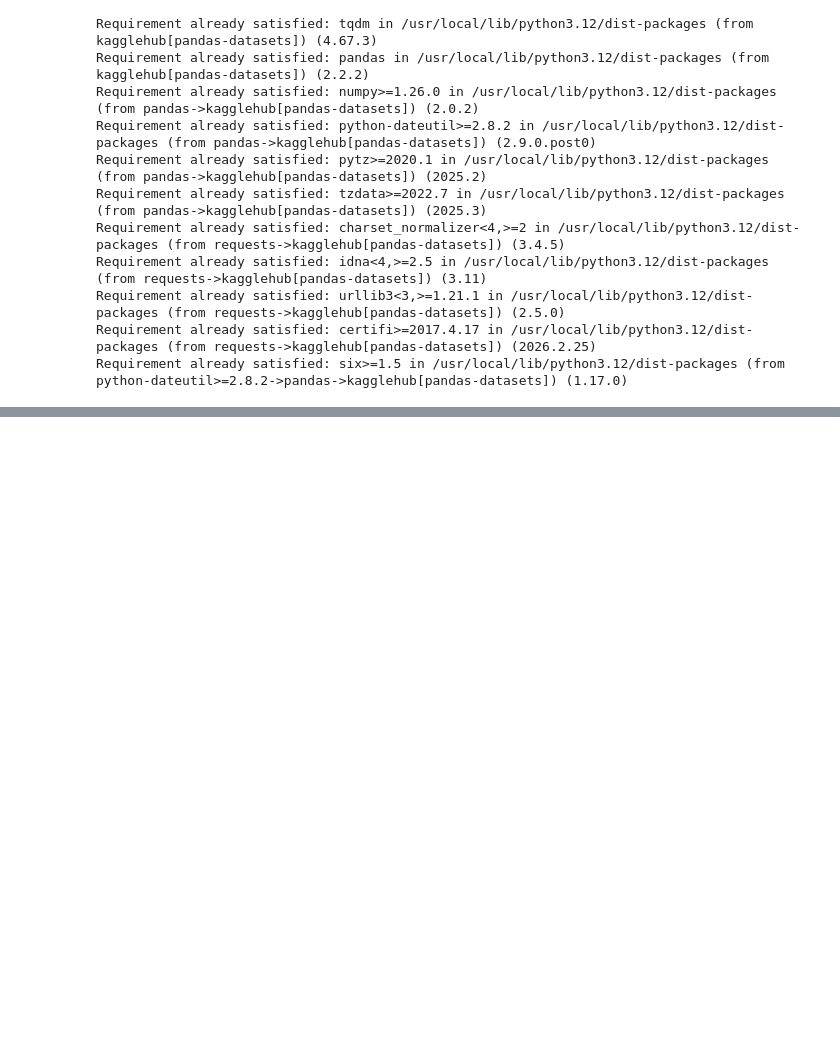
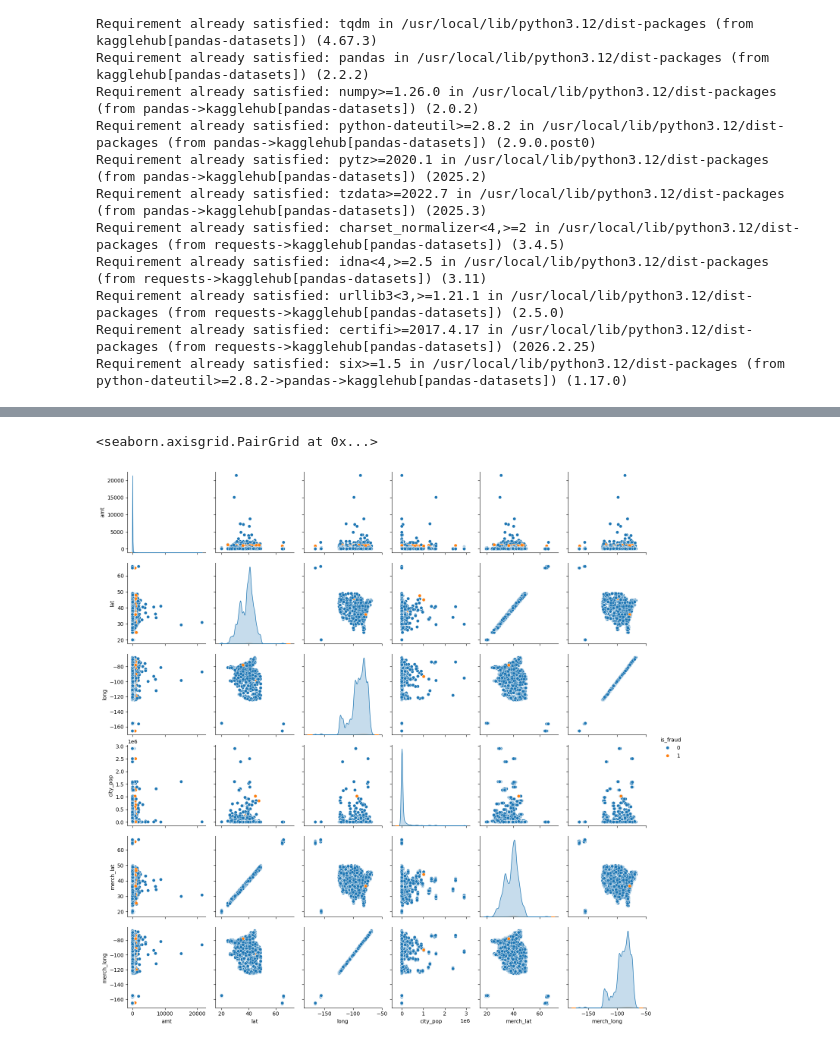
Before and after one commit to danieligelnik/CCFraudProject, a Jupyter notebook: DS_project.ipynb, the cells around one changed output, grey strips where cells are left out. Cells and saved outputs as stored; diff of their text form; code cells hidden in the pictures; blank space fills up the shorter version.

```diff
--- a/DS_project.ipynb
+++ b/DS_project.ipynb
@@ -83,0 +174,8 @@ memory usage: 227.5+ MB
+# %%
+#pair plots
+columns_for_pairplot = ['amt', 'lat', 'long', 'city_pop', 'merch_lat', 'merch_long', 'is_fraud']
+df_sampled = df_cards[columns_for_pairplot].sample(n=50000, random_state=42)
+sns.pairplot(df_sampled, hue='is_fraud', diag_kind='kde')
+# %% [output]
+<seaborn.axisgrid.PairGrid at 0x...>
+[figure, added]
```
Also changed, not shown: parts of 10 cells of this notebook.
